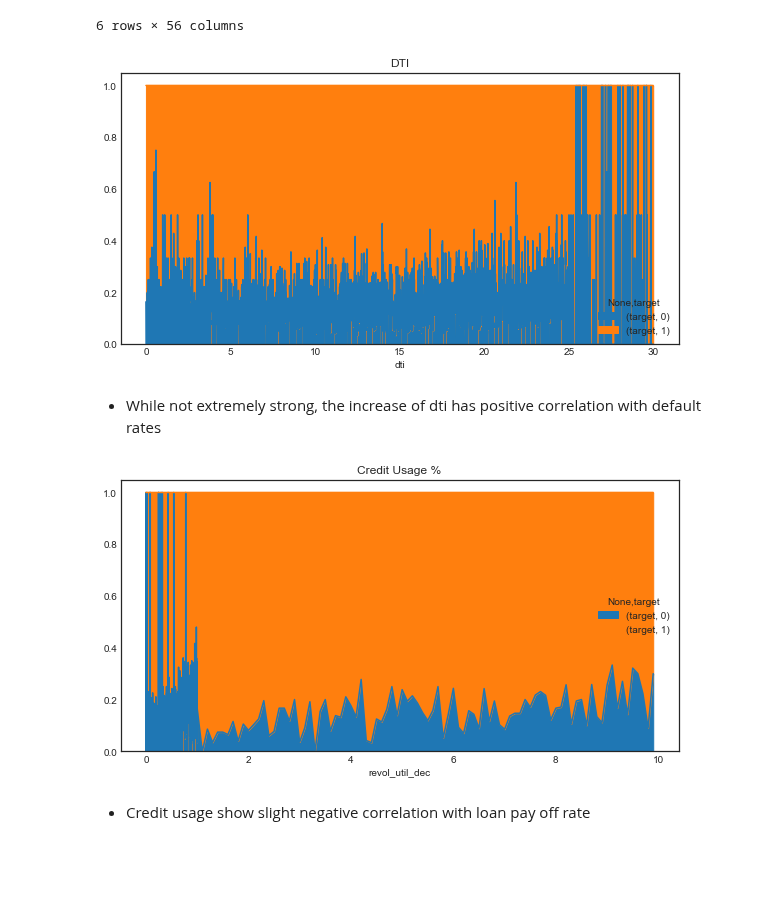
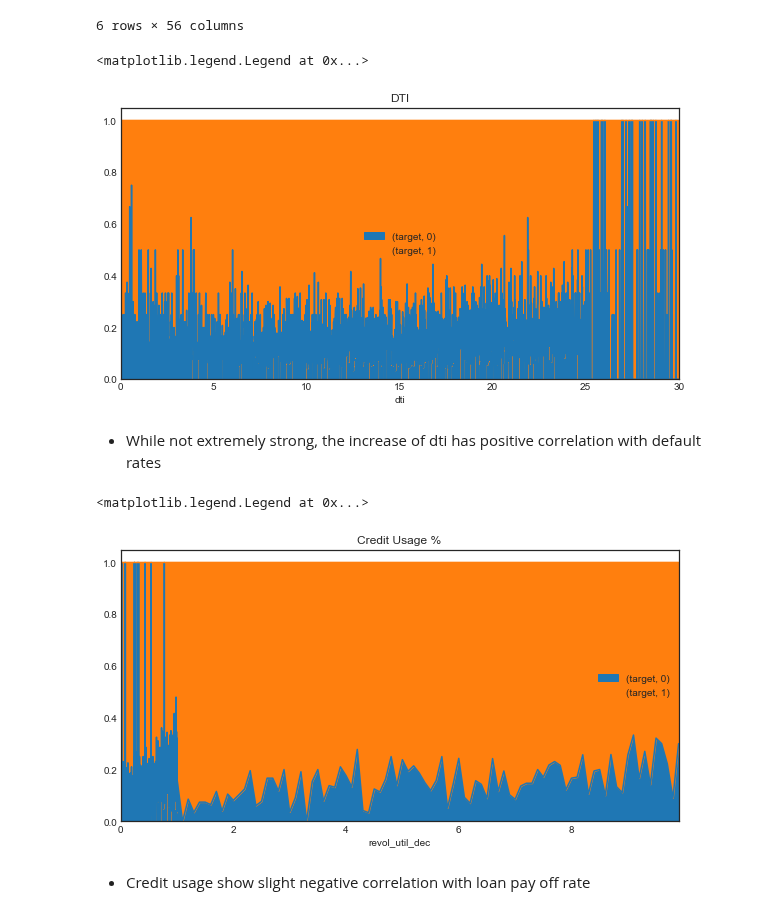
Before and after one commit to sittingman/lending_repayment, a Jupyter notebook: data_exploratory.ipynb, the cells around one changed output. Drawn from its saved outputs; the diff is of its cells as text; code cells hidden in the pictures; blank space fills up the shorter version.

```diff
--- a/data_exploratory.ipynb
+++ b/data_exploratory.ipynb
@@ -132,15 +132,19 @@ lend_2009on[lend_2009on.yr_credit > 50]
 # %%
 # DTI (Debt to Income ratio)
 dti_g.plot(kind='area', figsize=(10,5), title='DTI');
+plt.legend(loc='center')
 # %% [output]
+<matplotlib.legend.Legend at 0x...>
-[figure, old version]
+[figure, new version]
 # %% [markdown]
  - While not extremely strong, the increase of dti has positive correlation with default rates
 # %%
 # Credit usage
 revutil.plot(kind='area', figsize=(10,5), title='Credit Usage %');
+plt.legend(loc='best')
 # %% [output]
+<matplotlib.legend.Legend at 0x...>
-[figure, old version]
+[figure, new version]
 # %% [markdown]
 - Credit usage show slight negative correlation with loan pay off rate
 # %%
```
Also changed, not shown: parts of 4 cells of this notebook.
